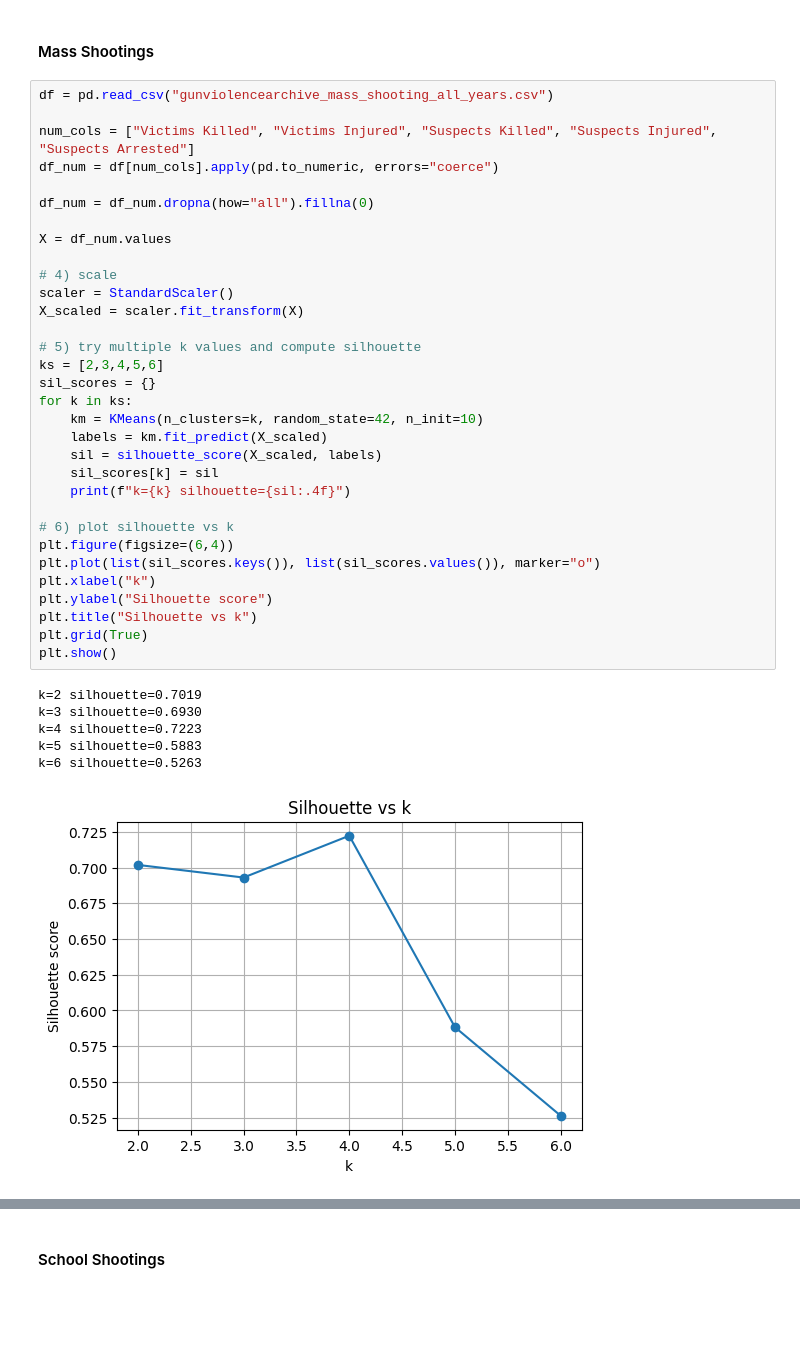
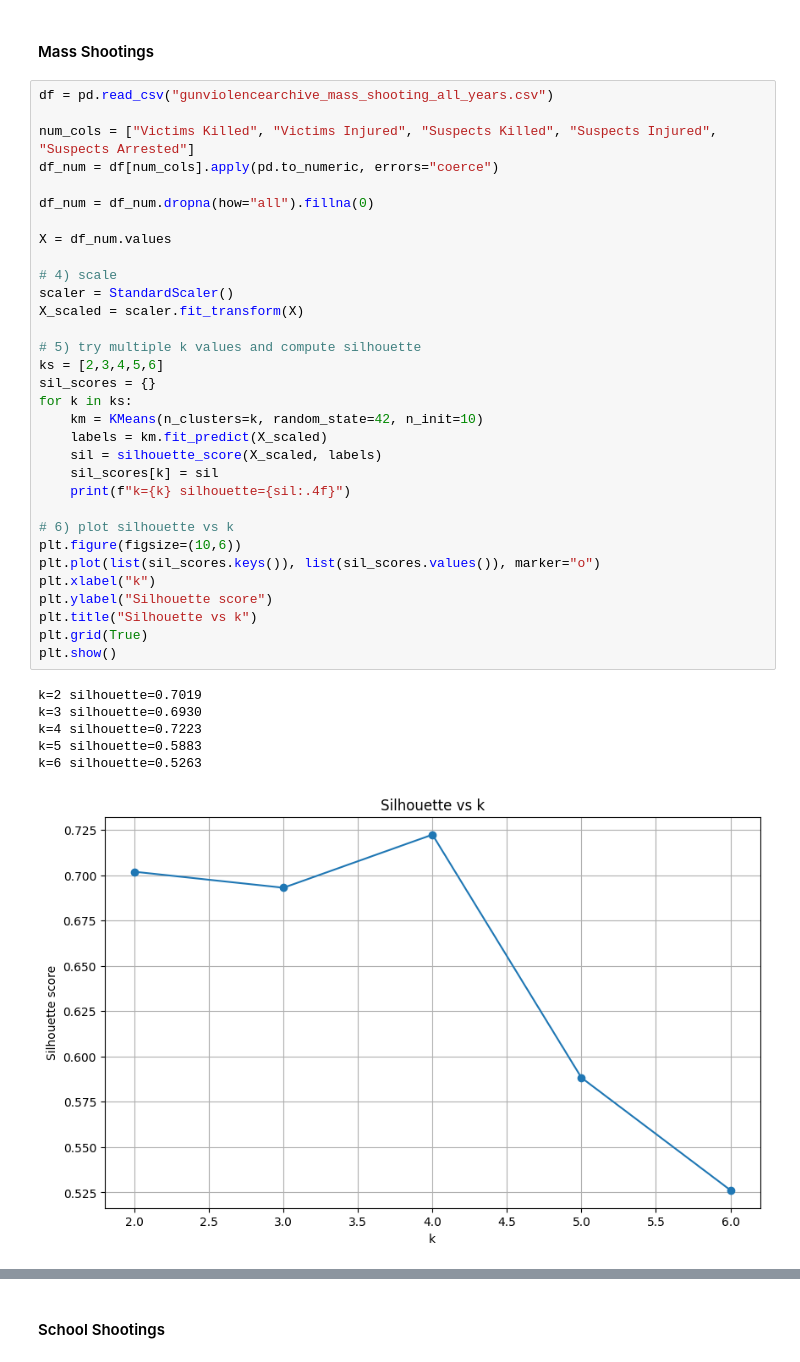
Before and after one commit to kayleedehncke/kayleedehncke_ml-github.io, a Jupyter notebook: website/data/clustering.ipynb, the cells around one changed output, grey strips where cells are left out. Drawn from its saved outputs; the diff is of its cells as text; blank space fills up the shorter version.

```diff
--- a/website/data/clustering.ipynb
+++ b/website/data/clustering.ipynb
@@ -129,35 +129,35 @@ df_num = df_num.dropna(how="all").fillna(0)
 
 X = df_num.values
 
 # 4) scale
 scaler = StandardScaler()
 X_scaled = scaler.fit_transform(X)
 
 # 5) try multiple k values and compute silhouette
 ks = [2,3,4,5,6]
 sil_scores = {}
 for k in ks:
     km = KMeans(n_clusters=k, random_state=42, n_init=10)
     labels = km.fit_predict(X_scaled)
     sil = silhouette_score(X_scaled, labels)
     sil_scores[k] = sil
     print(f"k={k} silhouette={sil:.4f}")
 
 # 6) plot silhouette vs k
-plt.figure(figsize=(6,4))
+plt.figure(figsize=(10,6))
 plt.plot(list(sil_scores.keys()), list(sil_scores.values()), marker="o")
 plt.xlabel("k")
 plt.ylabel("Silhouette score")
 plt.title("Silhouette vs k")
 plt.grid(True)
 plt.show()
 # %% [output]
 k=2 silhouette=0.7019
 k=3 silhouette=0.6930
 k=4 silhouette=0.7223
 k=5 silhouette=0.5883
 k=6 silhouette=0.5263
-[figure, old version]
+[figure, new version]
 # %%
 # 7) visualize clusters for a chosen k (e.g., best_k)
 best_k = max(sil_scores, key=sil_scores.get)
```
Also changed, not shown: parts of 14 cells of this notebook, 17 other files.
